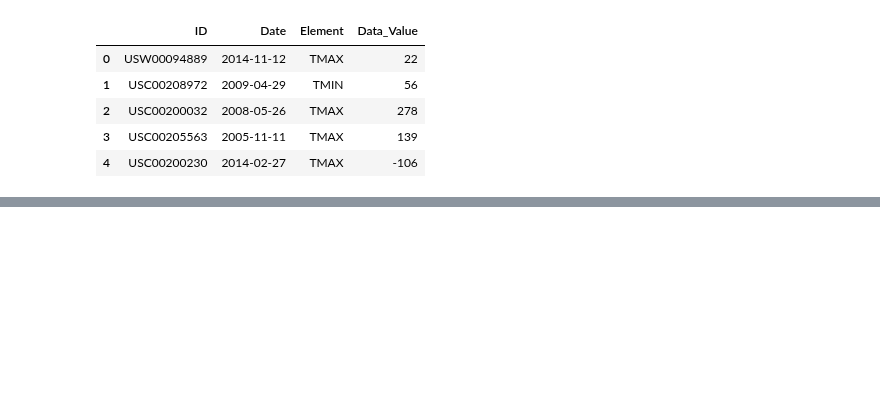
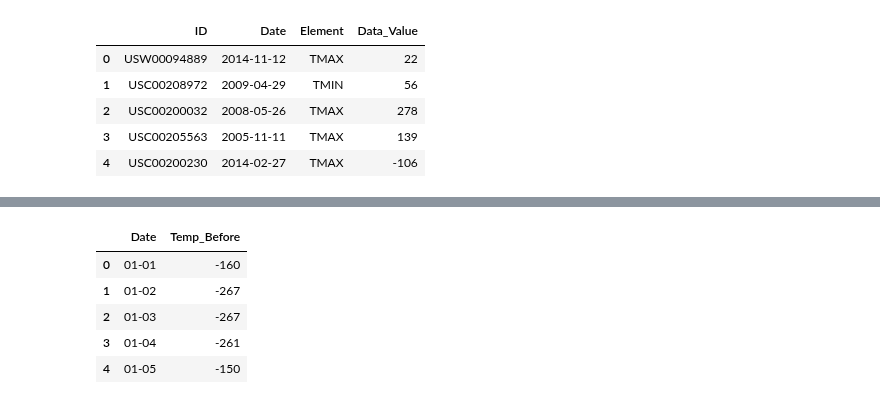
Before and after one commit to EnzoCalogero/Python_DataScience, a Jupyter notebook: course2/Assignment2.ipynb, the cells around one changed output, grey strips where cells are left out. Cells and saved outputs as stored; diff of their text form; code cells hidden in the pictures; blank space fills up the shorter version.

```diff
--- a/course2/Assignment2.ipynb
+++ b/course2/Assignment2.ipynb
@@ -200,0 +203,9 @@ plt.show()
+# %%
+Minimo.head()
+# %% [output]
+|  | Date | Temp_Before |
+| 0 | 01-01 | -160 |
+| 1 | 01-02 | -267 |
+| 2 | 01-03 | -267 |
+| 3 | 01-04 | -261 |
+| 4 | 01-05 | -150 |
```
Also changed, not shown: parts of 7 cells of this notebook, 1 other file.
